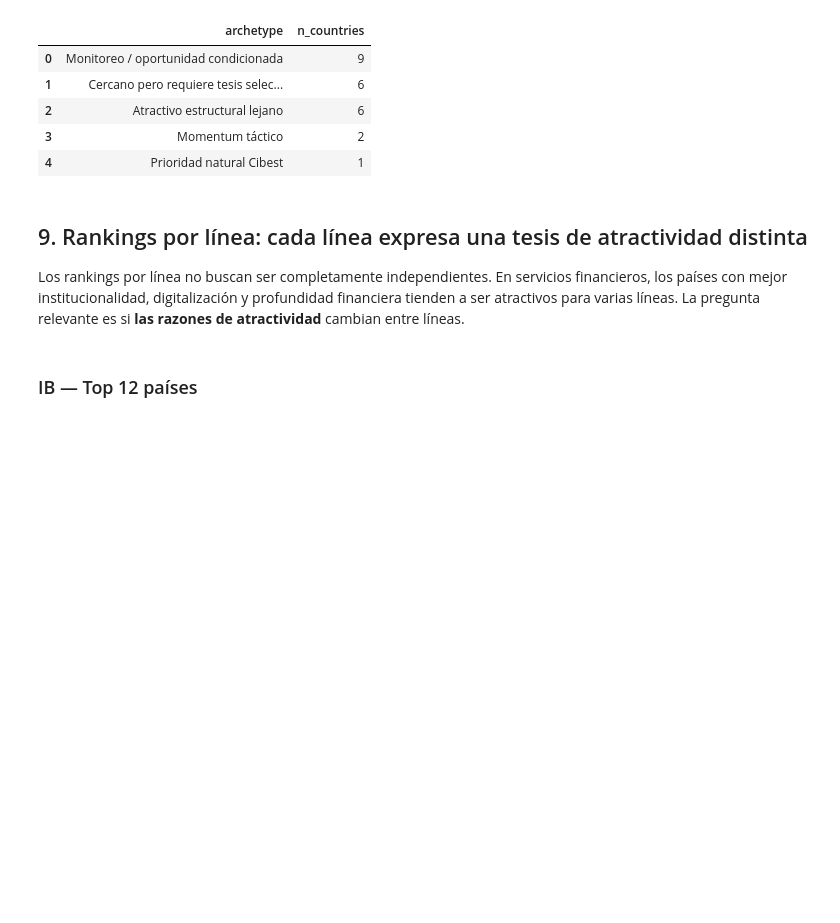
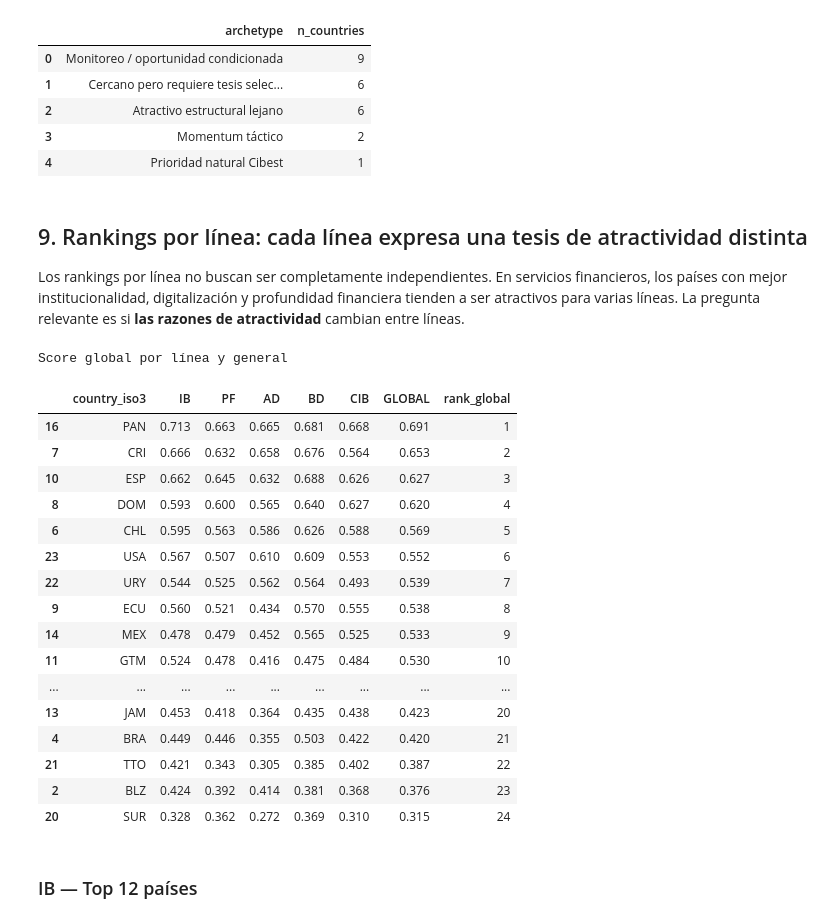
Before and after one commit to JhonAdarve/RADAR, a Jupyter notebook: notebooks/03_scoring_results_cibest_deep_dive.ipynb, the cells around one changed output. Drawn from its saved outputs; the diff is of its cells as text; code cells hidden in the pictures; blank space fills up the shorter version.

Commit message:
se agrega ranking global

```diff
--- a/notebooks/03_scoring_results_cibest_deep_dive.ipynb
+++ b/notebooks/03_scoring_results_cibest_deep_dive.ipynb
@@ -636,6 +636,41 @@ Arquetipos estratégicos por combinación de componentes
 ## 9. Rankings por línea: cada línea expresa una tesis de atractividad distinta
 
 Los rankings por línea no buscan ser completamente independientes. En servicios financieros, los países con mejor institucionalidad, digitalización y profundidad financiera tienden a ser atractivos para varias líneas. La pregunta relevante es si **las razones de atractividad** cambian entre líneas.
+# %%
+df_view = results["radar_by_line"].copy() #ver una línea específica.copy()
+
+display(style_table(
+    df_view[["country_iso3", "IB", "PF", "AD", "BD", "CIB", "GLOBAL", "rank_global"]].head(25),
+    gradient_cols=["IB", "PF", "AD", "BD", "CIB", "GLOBAL"],
+    gradient_cmap="RdYlGn",
+    format_dict={
+        "IB": "{:.3f}",
+        "PF": "{:.3f}",
+        "AD": "{:.3f}",
+        "BD": "{:.3f}",
+        "CIB": "{:.3f}",
+        "GLOBAL": "{:.3f}",
+    },
+).set_caption("Score global por línea y general"))
+# %% [output]
+Score global por línea y general
+|  | country_iso3 | IB | PF | AD | BD | CIB | GLOBAL | rank_global |
+| 16 | PAN | 0.713 | 0.663 | 0.665 | 0.681 | 0.668 | 0.691 | 1 |
+| 7 | CRI | 0.666 | 0.632 | 0.658 | 0.676 | 0.564 | 0.653 | 2 |
+| 10 | ESP | 0.662 | 0.645 | 0.632 | 0.688 | 0.626 | 0.627 | 3 |
+| 8 | DOM | 0.593 | 0.600 | 0.565 | 0.640 | 0.627 | 0.620 | 4 |
+| 6 | CHL | 0.595 | 0.563 | 0.586 | 0.626 | 0.588 | 0.569 | 5 |
+| 23 | USA | 0.567 | 0.507 | 0.610 | 0.609 | 0.553 | 0.552 | 6 |
+| 22 | URY | 0.544 | 0.525 | 0.562 | 0.564 | 0.493 | 0.539 | 7 |
+| 9 | ECU | 0.560 | 0.521 | 0.434 | 0.570 | 0.555 | 0.538 | 8 |
+| 14 | MEX | 0.478 | 0.479 | 0.452 | 0.565 | 0.525 | 0.533 | 9 |
+| 11 | GTM | 0.524 | 0.478 | 0.416 | 0.475 | 0.484 | 0.530 | 10 |
+| ... | ... | ... | ... | ... | ... | ... | ... | ... |
+| 13 | JAM | 0.453 | 0.418 | 0.364 | 0.435 | 0.438 | 0.423 | 20 |
+| 4 | BRA | 0.449 | 0.446 | 0.355 | 0.503 | 0.422 | 0.420 | 21 |
+| 21 | TTO | 0.421 | 0.343 | 0.305 | 0.385 | 0.402 | 0.387 | 22 |
+| 2 | BLZ | 0.424 | 0.392 | 0.414 | 0.381 | 0.368 | 0.376 | 23 |
+| 20 | SUR | 0.328 | 0.362 | 0.272 | 0.369 | 0.310 | 0.315 | 24 |
 # %%
 
 # ---------------------------------------------------------------------------
```
Also changed, not shown: parts of 8 cells of this notebook.
